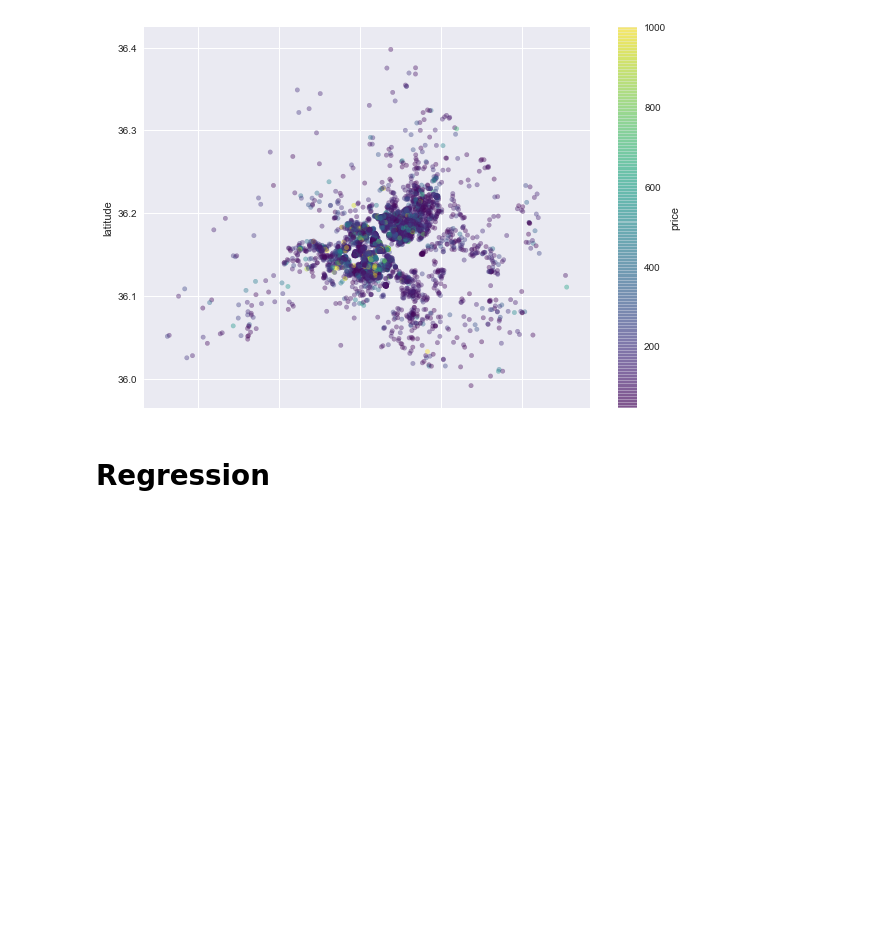
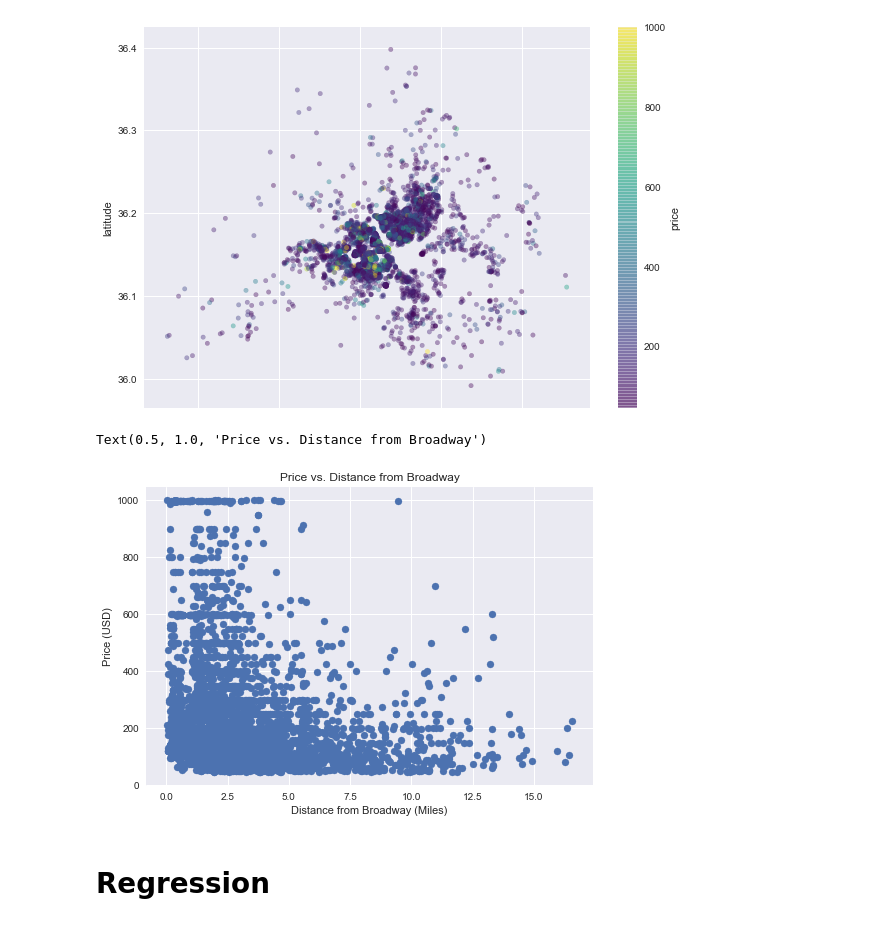
Before and after one commit to dtaylor072/nashville_airbnb, a Jupyter notebook: modeling.ipynb, the cells around one changed output. Drawn from its saved outputs; the diff is of its cells as text; code cells hidden in the pictures; blank space fills up the shorter version.

```diff
--- a/modeling.ipynb
+++ b/modeling.ipynb
@@ -148,6 +153,14 @@ df.plot(kind="scatter", x="longitude", y="latitude",
 plt.show()
 # %% [output]
 [figure]
+# %%
+plt.scatter(df.dist_from_bway_miles, df.price)
+plt.xlabel('Distance from Broadway (Miles)')
+plt.ylabel('Price (USD)')
+plt.title('Price vs. Distance from Broadway')
+# %% [output]
+Text(0.5, 1.0, 'Price vs. Distance from Broadway')
+[figure, added]
 # %% [markdown]
 #  Regression
 # %%
```
Also changed, not shown: parts of 20 cells of this notebook, 1 other file.
